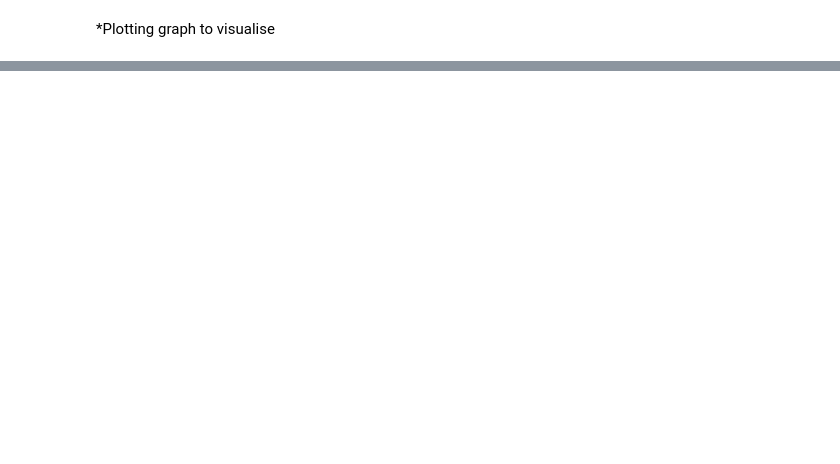
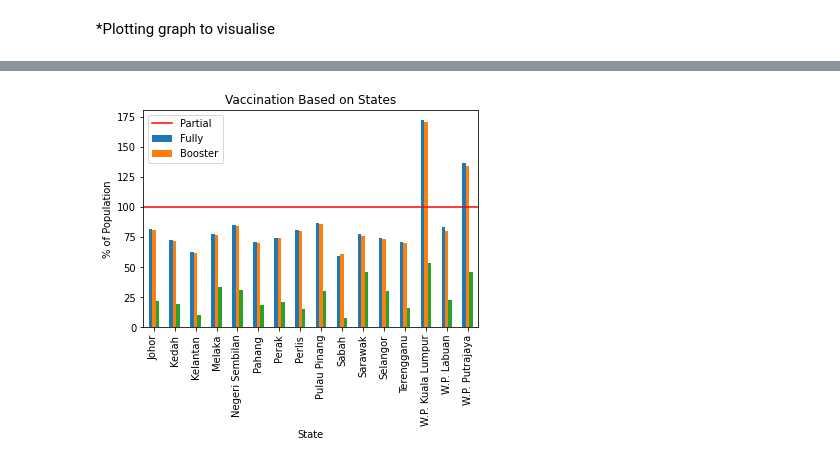
Before and after one commit to Karmen-Tee/covid19-public, a Jupyter notebook: Descriptive Analysis.ipynb, the cells around one changed output, grey strips where cells are left out. Saved outputs shown, nothing was run; the diff lists cells and outputs as text; code cells hidden in the pictures; blank space fills up the shorter version.

Commit message:
Plot graph on vaccination in each state

```diff
--- a/Descriptive Analysis.ipynb
+++ b/Descriptive Analysis.ipynb
@@ -145,0 +361,4 @@ ax.xaxis.set_major_formatter(date_form)
+# %%
+# Load vaccination among age groups dataset
+vax_state = pd.read_csv(folder + 'vaccination/vax_state.csv')
+vax_state
@@ -145,0 +399,14 @@ ax.xaxis.set_major_formatter(date_form)
+# %%
+state_pvax = vax_state.groupby('state')['daily_partial'].sum()
+state_pvax = pd.DataFrame(state_pvax)
+
+state_fvax = vax_state.groupby('state')['daily_full'].sum()
+state_fvax = pd.DataFrame(state_fvax)
+
+state_boost = vax_state.groupby('state')['daily_booster'].sum()
+state_boost = pd.DataFrame(state_boost)
+
+new_vax_state = pd.concat([state_pvax,state_fvax, state_boost], axis =1)
+
+new_vax_state['state_population'] = state_pop['pop'].values
+new_vax_state
@@ -145,0 +432,4 @@ ax.xaxis.set_major_formatter(date_form)
+# %%
+new_vax_state.index.name = 'state'
+new_vax_state.reset_index(inplace=True)
+new_vax_state
@@ -145,0 +454,6 @@ ax.xaxis.set_major_formatter(date_form)
+# %%
+# Calculate vaccinated rate.
+new_vax_state['perc_pvax'] = new_vax_state.daily_partial/new_vax_state.state_population*100
+new_vax_state['perc_fvax'] = new_vax_state.daily_full/new_vax_state.state_population*100
+new_vax_state['perc_boost'] = new_vax_state.daily_booster/new_vax_state.state_population*100
+new_vax_state
@@ -145,0 +479,12 @@ ax.xaxis.set_major_formatter(date_form)
+# %%
+# Plot graph to visualise
+
+new_vax_state[['perc_pvax','perc_fvax','perc_boost']].plot(kind = 'bar')
+plt.axhline(y = 100, color = 'r')
+plt.title('Vaccination Based on States')
+plt.xlabel('State')
+plt.ylabel('% of Population')
+plt.legend(['Partial','Fully','Booster'])
+plt.show()
+# %% [output]
+[figure, added]
```
Also changed, not shown: parts of 31 cells of this notebook.
